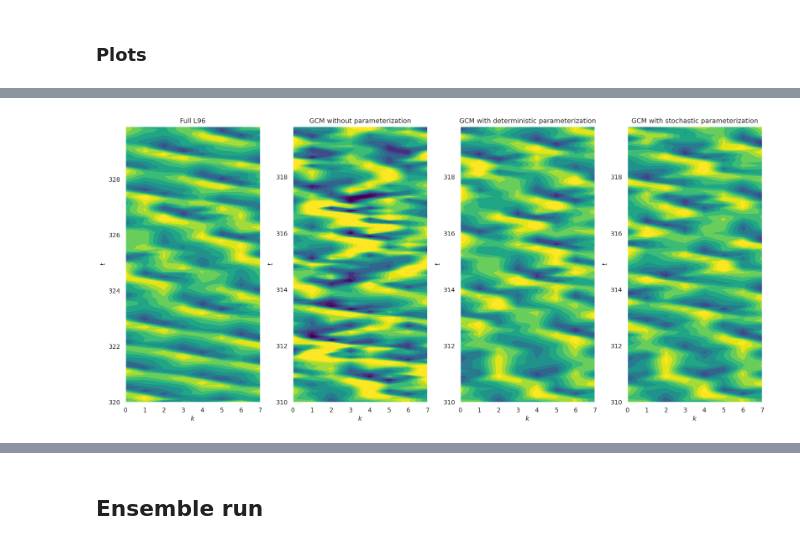
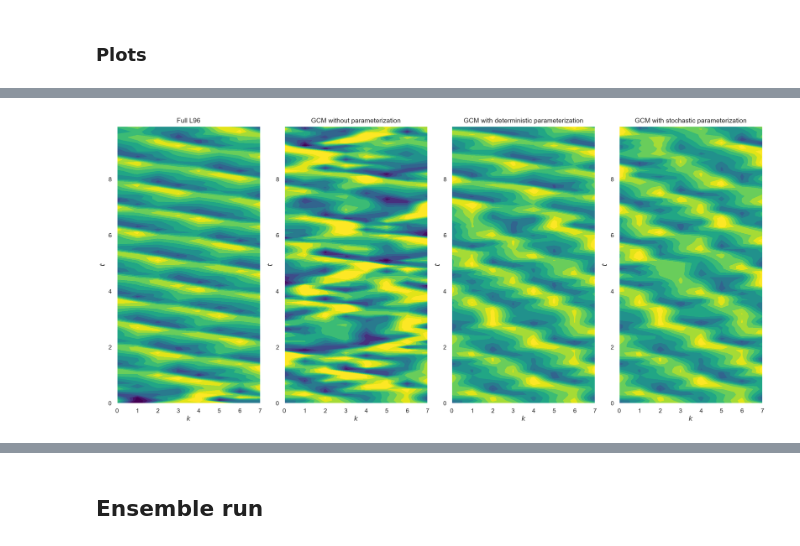
Before and after one commit to cubeme/stochastic_uncertainty, a Jupyter notebook: notebooks/ensemble_runs.ipynb, the cells around one changed output, grey strips where cells are left out. Saved outputs shown, nothing was run; the diff lists cells and outputs as text; code cells hidden in the pictures.

```diff
--- a/notebooks/ensemble_runs.ipynb
+++ b/notebooks/ensemble_runs.ipynb
@@ -64,8 +72,8 @@ FLAGS['train_perc'] = 0.1
 # %%
 m = L96(FLAGS['K'], FLAGS['J'], FLAGS['F'], FLAGS['h'],
         FLAGS['b'], FLAGS['c'], seed=FLAGS['seed'])
-# Spin up model for 3 days
+# Spin up model
 # `store=True` saves the final state as an initial condition for the next run.
-x, y, t = m.run(si=FLAGS['si'], t_total=10, store=True,
+x, y, t = m.run(si=FLAGS['si'], t_total=FLAGS['t_spin_up'], store=True,
                 solver=FLAGS['solver'], solver_method=FLAGS['solver_method'])
 init_conditions = m.x
@@ -298,2 +199,3 @@ def run_gcm(gcm):
 # %%
-FLAGS['t_total'] = 300
+FLAGS['dt'] = 1e-4
+FLAGS['t_total'] = t_total_ens
@@ -300,3 +204,3 @@ FLAGS['t_total'] = 300
 # %%
 gcm_no_param = GCM_model(FLAGS['F'])
-x_no_param, t_no_param = run_gcm(gcm_no_param)
+%time x_no_param, t_no_param = run_gcm(gcm_no_param)
@@ -308,4 +216,4 @@ save_output_gcm(output_folder, FLAGS, 'no_param', x_no_param, t_no_param, extra_
 det_param = lambda x:  poly.polyval(x, p3_coefs)
 # %%
 gcm_det_param = GCM_model(FLAGS['F'], det_param)
-x_det_param, t_det_param = run_gcm(gcm_det_param)
+%time x_det_param, t_det_param = run_gcm(gcm_det_param)
@@ -356,48 +249,10 @@ if save_plots:
 # %%
-sns.set_theme()
-
-cmap = 'viridis'
-
-time_i = 100
-
-plt.figure(dpi=dpi, figsize=(17, 8))
-lims = {"vmin": -12, "vmax": 12,
-        "levels": np.linspace(-12, 12, 12), "extend": "both"}
-
-plt.subplot(141)
-plt.contourf(m.range_k, (t + t[-1])[:time_i],
-             x_true[:time_i, :], cmap=cmap, **lims)
-plt.xlabel("$k$")
-plt.ylabel("$t$")
-plt.title("Full L96")
-
-plt.subplot(142)
-plt.contourf(m.range_k, (t_no_param + t[-1])
-             [:time_i], x_no_param[:time_i, :], cmap=cmap, **lims)
-plt.xlabel("$k$")
-plt.ylabel("$t$")
-plt.title("GCM without parameterization")
-
-plt.subplot(143)
-plt.contourf(m.range_k, (t_det_param + t[-1])
-             [:time_i], x_det_param[:time_i, :], cmap=cmap, **lims)
-plt.xlabel("$k$")
-plt.ylabel("$t$")
-plt.title("GCM with deterministic parameterization")
-
-plt.subplot(144)
-plt.contourf(m.range_k, (t_stoch_param +
-             t[-1])[:time_i], x_stoch_param[:time_i, :], cmap=cmap, **lims)
-plt.xlabel("$k$")
-plt.ylabel("$t$")
-plt.title("GCM with stochastic parameterization")
-
-plt.tight_layout()
-
-if save_plots:
-    f_name = f"gcm_2d_comparison_c{FLAGS['c']}_dt{FLAGS['dt']}_si{FLAGS['si']}_time{FLAGS['t_total']}_rs{FLAGS['seed']}.pdf"
-    plt.savefig(os.path.join(figures_folder, f_name),
-                format="pdf", bbox_inches="tight")
+time_end = 100
+fig = plot_gcm_contour_comparison(t_no_param, x, x_no_param,
+                                  x_det_param, x_stoch_param, time_end,
+                                  time_start=0, dpi=dpi,
+                                  output_folder=save_folder, config=FLAGS)
+plt.show()
 # %% [output]
-[figure, old version]
+[figure, new version]
 # %%
```
Also changed, not shown: parts of 41 cells of this notebook, 34 other files.
